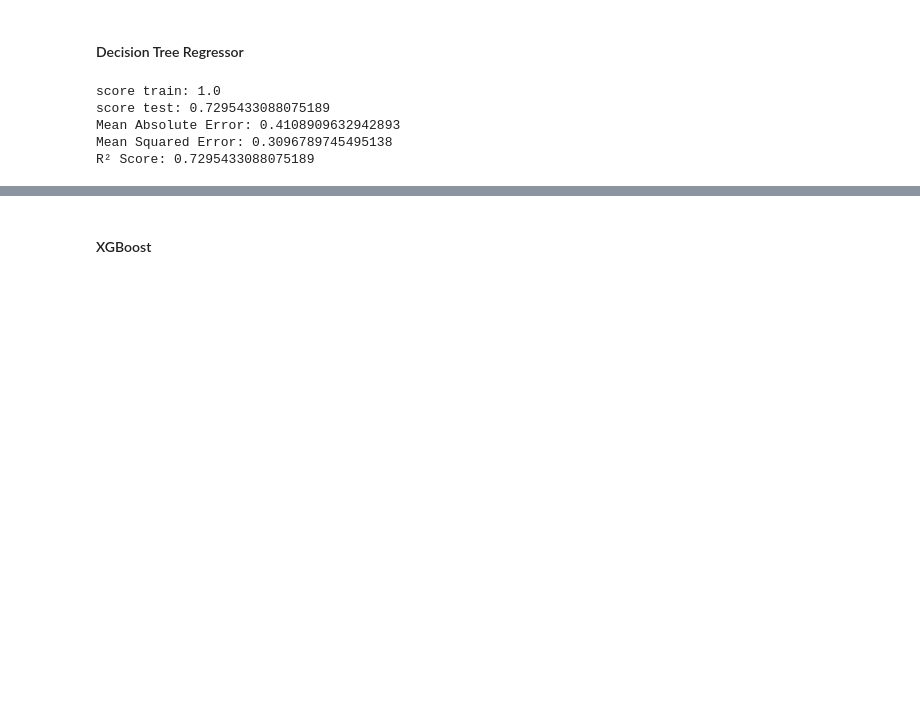
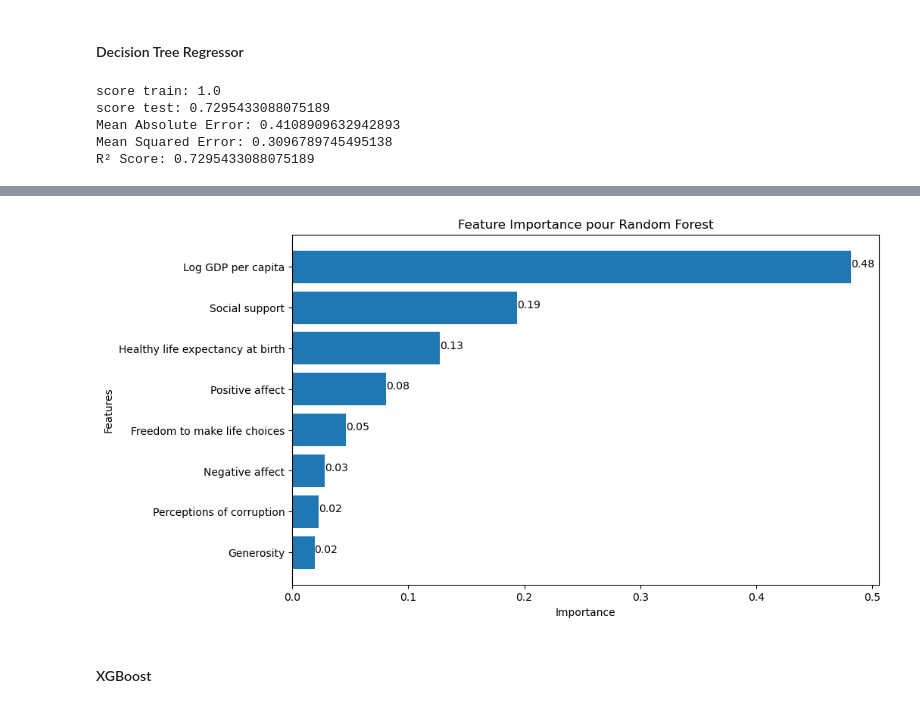
Before and after one commit to FerreJulien/Git-Analyse_du_bien_etre, a Jupyter notebook: Projets/Analyse bien etre_Julien.ipynb, the cells around one changed output, grey strips where cells are left out. Cells and saved outputs as stored; diff of their text form; code cells hidden in the pictures; blank space fills up the shorter version.

```diff
--- a/Projets/Analyse bien etre_Julien.ipynb
+++ b/Projets/Analyse bien etre_Julien.ipynb
@@ -226,0 +244,7 @@ R² Score: 0.875385011527584
+# %%
+# feature importance
+X_train = pd.DataFrame(X_train, columns=feats.columns)
+
+feature_importance = pd.DataFrame(rf.feature_importances_, index = X_train.columns, columns=['importance']).sort_values('importance', ascending=False)
+
+feature_importance
@@ -227,3 +261,16 @@ R² Score: 0.875385011527584
+# %%
+plt.figure(figsize=(10, 6))
+plt.barh(feature_importance.index, feature_importance['importance'])
+plt.xlabel('Importance')
+plt.ylabel('Features')
+plt.title('Feature Importance pour Random Forest')
+plt.gca().invert_yaxis()
+# plt.grid(True)
+for index, value in enumerate(feature_importance['importance']):
+    plt.text(value, index, f'{value:.2f}')
+plt.show()
+# %% [output]
+[figure, added]
 # %% [markdown]
 #### XGBoost
 # %%
```
Also changed, not shown: parts of 9 cells of this notebook.
